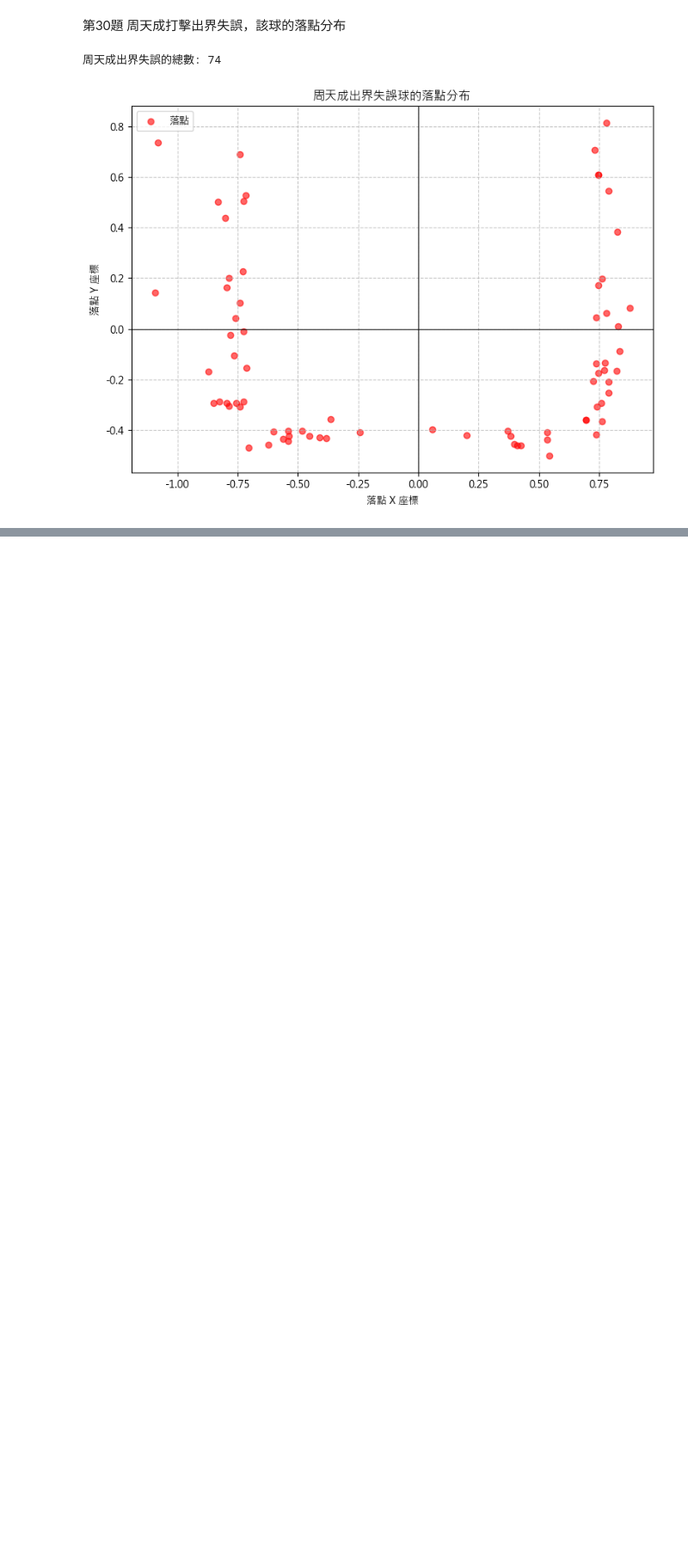
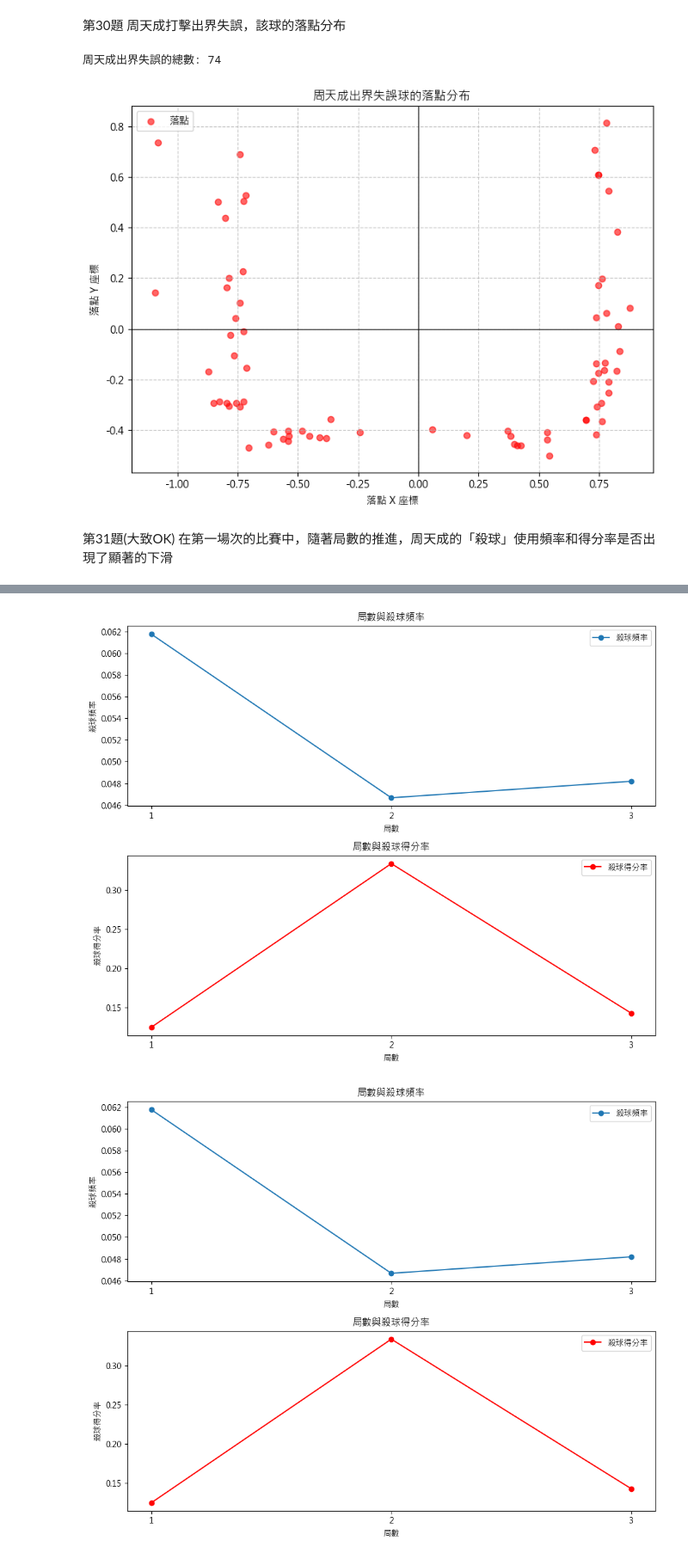
Before and after one commit to DanielTeng0811/BadmintonAI, a Jupyter notebook: question_ans_final.ipynb, the cells around one changed output, grey strips where cells are left out. Shown at 86% size. Cells and saved outputs as stored; diff of their text form; code cells hidden in the pictures; blank space fills up the shorter version.

```diff
--- a/question_ans_final.ipynb
+++ b/question_ans_final.ipynb
@@ -1536,3 +1536,74 @@ else:
 # %% [output]
 周天成出界失誤的總數: 74
 [figure]
+# %% [markdown]
+第31題(大致OK)
+在第一場次的比賽中，隨著局數的推進，周天成的「殺球」使用頻率和得分率是否出現了顯著的下滑
+# %%
+import pandas as pd
+import platform
+import matplotlib.pyplot as plt
+from scipy.stats import chi2_contingency
+
+# 字體設置
+s = platform.system()
+plt.rcParams['font.sans-serif'] = ['Arial Unicode MS', 'PingFang TC'] if s == 'Darwin' else ['Microsoft JhengHei', 'SimHei'] if s == 'Windows' else ['WenQuanYi Zen Hei']
+plt.rcParams['axes.unicode_minus'] = False
+
+# 過濾出 match_id 為 1 的比賽
+match1_df = df[df['match_id'] == 1]
+
+# 計算每一局的總擊球次數
+total_shots_per_set = match1_df.groupby('set')['rally_id'].count()
+
+# 計算每一局周天成的殺球次數和殺球得分次數
+chou_smash_count = match1_df[(match1_df['player'] == 'CHOU Tien Chen') & (match1_df['type'] == '殺球')].groupby('set')['rally_id'].count()
+chou_smash_win_count = match1_df[(match1_df['player'] == 'CHOU Tien Chen') & (match1_df['type'] == '殺球') & (match1_df['player'] == match1_df['getpoint_player'])].groupby('set')['rally_id'].count()
+
+# 計算殺球頻率和得分率
+chou_smash_frequency = chou_smash_count / total_shots_per_set
+chou_smash_win_rate = chou_smash_win_count / chou_smash_count
+
+# 打印結果
+print("周天成的殺球頻率：", chou_smash_frequency)
+print("周天成的殺球得分率：", chou_smash_win_rate)
+
+# 以表格形式呈現
+chou_data = pd.DataFrame({
+    '殺球次數': chou_smash_count,
+    '殺球得分次數': chou_smash_win_count,
+    '殺球頻率': chou_smash_frequency,
+    '殺球得分率': chou_smash_win_rate
+}, index=chou_smash_count.index)
+
+print(chou_data)
+
+# 統計檢定 (卡方檢定) - 用於檢查殺球次數隨局數推進的顯著性
+contingency_table = [chou_smash_count.values, total_shots_per_set.values - chou_smash_count.values]
+chi2, p, dof, ex = chi2_contingency(contingency_table)
+print("卡方檢定結果：chi2 =", chi2, ", p-value =", p)
+
+# 繪圖
+fig, ax = plt.subplots(2, 1, figsize=(10, 8))
+
+# 杀球频率
+ax[0].plot(chou_smash_frequency.index, chou_smash_frequency, marker='o', linestyle='-', label='殺球頻率')
+ax[0].set_title('局數與殺球頻率')
+ax[0].set_xlabel('局數')
+ax[0].set_ylabel('殺球頻率')
+ax[0].set_xticks(range(min(chou_smash_frequency.index), max(chou_smash_frequency.index) + 1))
+ax[0].legend()
+
+# 杀球得分率
+ax[1].plot(chou_smash_win_rate.index, chou_smash_win_rate, marker='o', linestyle='-', label='殺球得分率', color='r')
+ax[1].set_title('局數與殺球得分率')
+ax[1].set_xlabel('局數')
+ax[1].set_ylabel('殺球得分率')
+ax[1].set_xticks(range(min(chou_smash_win_rate.index), max(chou_smash_win_rate.index) + 1))
+ax[1].legend()
+
+plt.tight_layout()
+
+# 最終結果
+fig
+# %% [output]
@@ -1538,0 +1626,2 @@ else:
+[figure, added]
+[figure, added]
```
Also changed, not shown: parts of 19 cells of this notebook, 4 other files.
